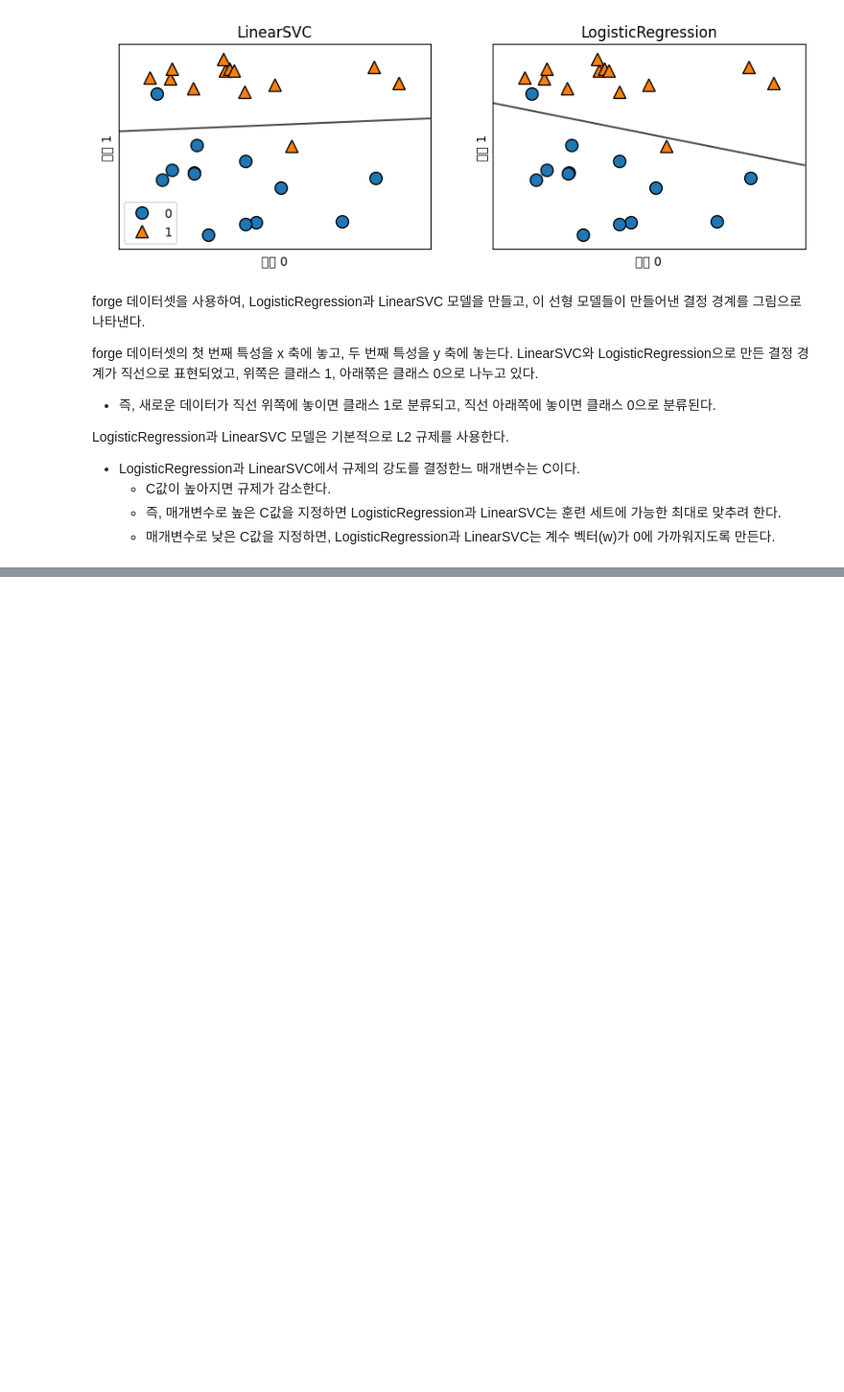
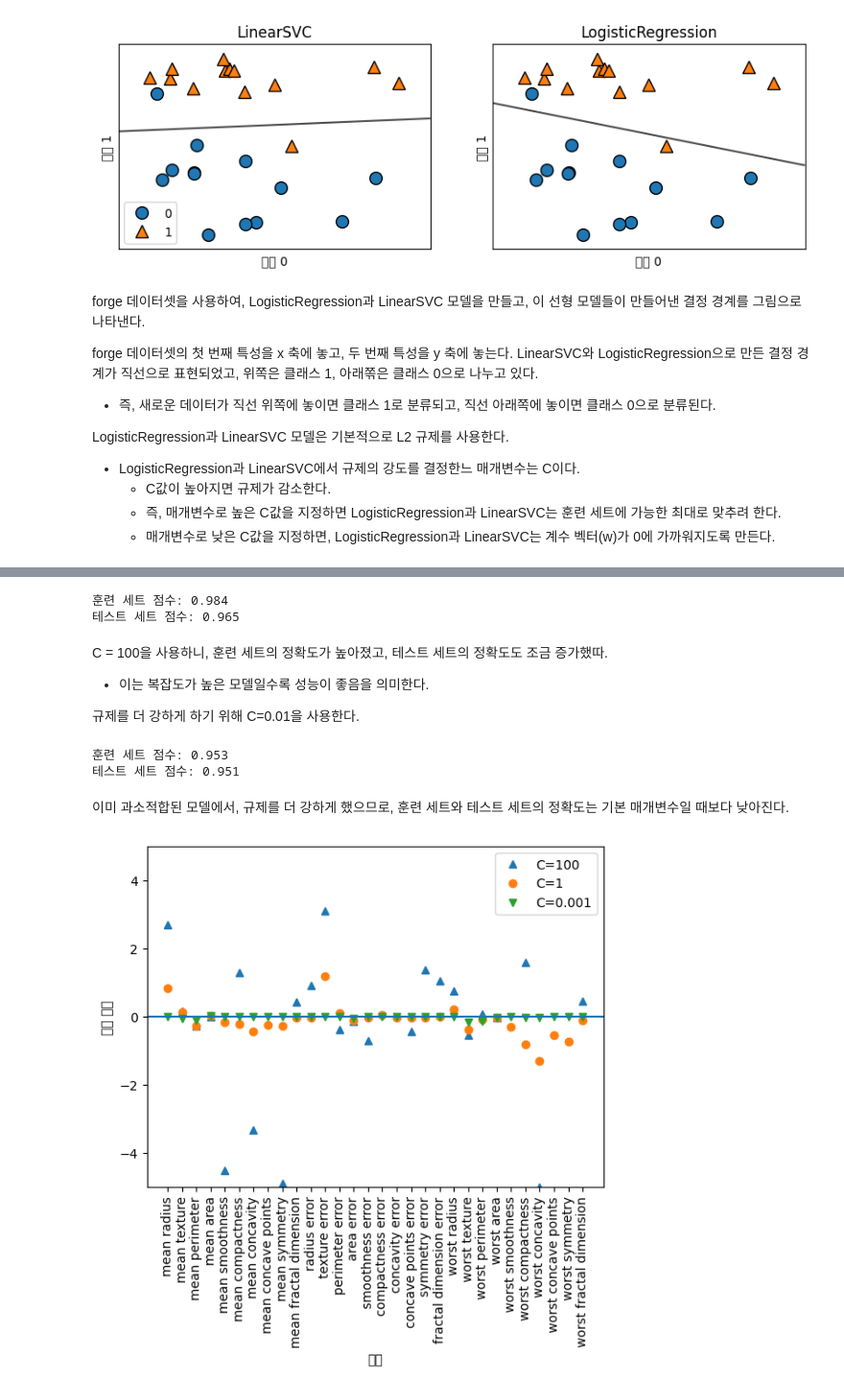
Before and after one commit to kamja44/MLTIL, a Jupyter notebook: ScikitLearnWithPython/Chap2/지도학습.ipynb, the cells around one changed output, grey strips where cells are left out. Shown at 96% size. Drawn from its saved outputs; the diff is of its cells as text; code cells hidden in the pictures; blank space fills up the shorter version.

```diff
--- a/ScikitLearnWithPython/Chap2/지도학습.ipynb
+++ b/ScikitLearnWithPython/Chap2/지도학습.ipynb
@@ -495,0 +515,8 @@ LogisticRegression과 LinearSVC 모델은 기본적으로 L2 규제를 사용한
+# %%
+from sklearn.datasets import load_breast_cancer
+cancer = load_breast_cancer()
+X_train, X_test, y_train, y_test = train_test_split(
+    cancer.data, cancer.target, stratify=cancer.target, random_state=42)
+logreg = LogisticRegression(max_iter=5000).fit(X_train, y_train)
+print("훈련 세트 점수: {:.3f}".format(logreg.score(X_train, y_train)))
+print("테스트 세트 점수: {:.3f}".format(logreg.score(X_test, y_test)))
@@ -495,0 +535,36 @@ LogisticRegression과 LinearSVC 모델은 기본적으로 L2 규제를 사용한
+# %%
+logreg100 = LogisticRegression(C=100, max_iter=5000).fit(X_train, y_train)
+print("훈련 세트 점수: {:.3f}".format(logreg100.score(X_train, y_train)))
+print("테스트 세트 점수: {:.3f}".format(logreg100.score(X_test, y_test)))
+# %% [output]
+훈련 세트 점수: 0.984
+테스트 세트 점수: 0.965
+# %% [markdown]
+C = 100을 사용하니, 훈련 세트의 정확도가 높아졌고, 테스트 세트의 정확도도 조금 증가했따.
+- 이는 복잡도가 높은 모델일수록 성능이 좋음을 의미한다.
+
+규제를 더 강하게 하기 위해 C=0.01을 사용한다.
+# %%
+logreg001 = LogisticRegression(C=0.01, max_iter=5000).fit(X_train, y_train)
+print("훈련 세트 점수: {:.3f}".format(logreg001.score(X_train, y_train)))
+print("테스트 세트 점수: {:.3f}".format(logreg001.score(X_test, y_test)))
+# %% [output]
+훈련 세트 점수: 0.953
+테스트 세트 점수: 0.951
+# %% [markdown]
+이미 과소적합된 모델에서, 규제를 더 강하게 했으므로, 훈련 세트와 테스트 세트의 정확도는 기본 매개변수일 때보다 낮아진다.
+# %%
+plt.plot(logreg100.coef_.T, '^', label="C=100")
+plt.plot(logreg.coef_.T, 'o', label="C=1")
+plt.plot(logreg001.coef_.T, 'v', label="C=0.001")
+plt.xticks(range(cancer.data.shape[1]), cancer.feature_names, rotation=90)
+xlims = plt.xlim()
+plt.hlines(0, xlims[0], xlims[1])
+plt.xlim(xlims)
+plt.ylim(-5, 5)
+plt.xlabel("특성")
+plt.ylabel("계수 크기")
+plt.legend()
+plt.show()
+# %% [output]
+[figure, added]
```
Also changed, not shown: parts of 20 cells of this notebook.
